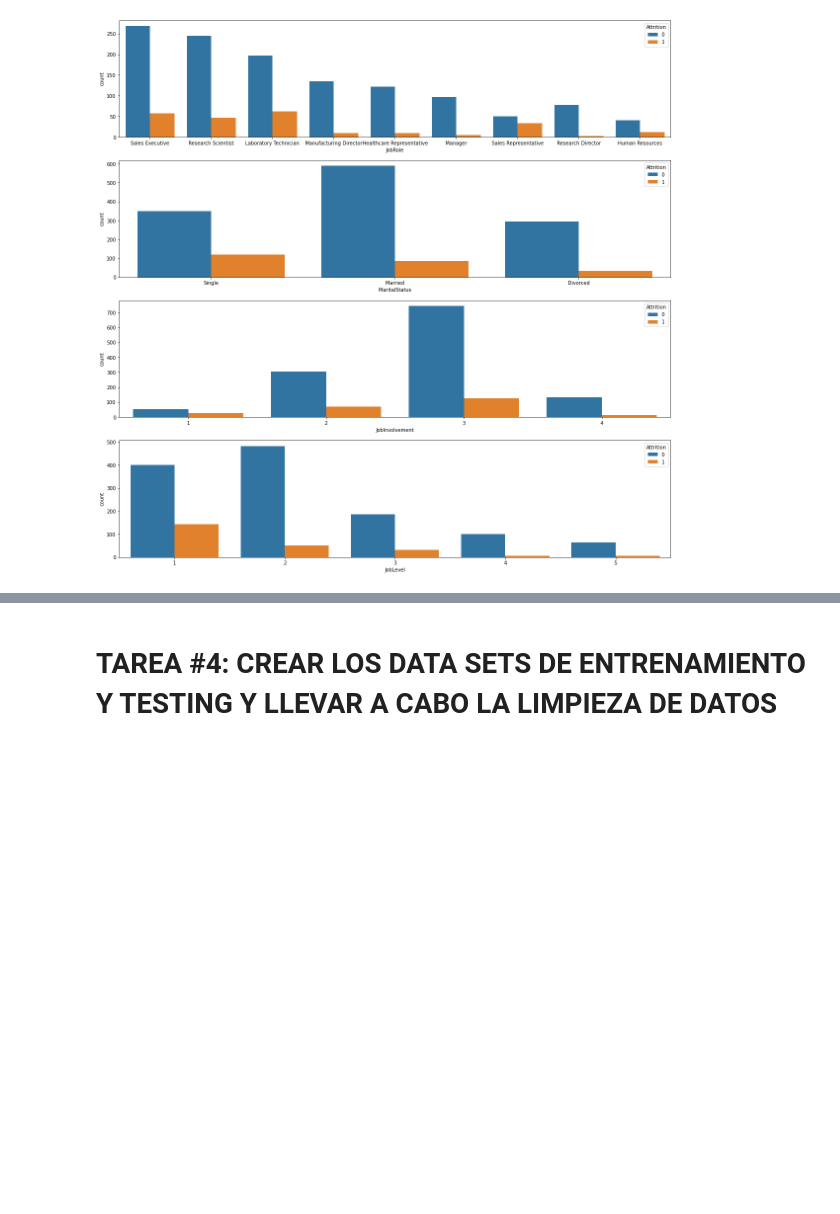
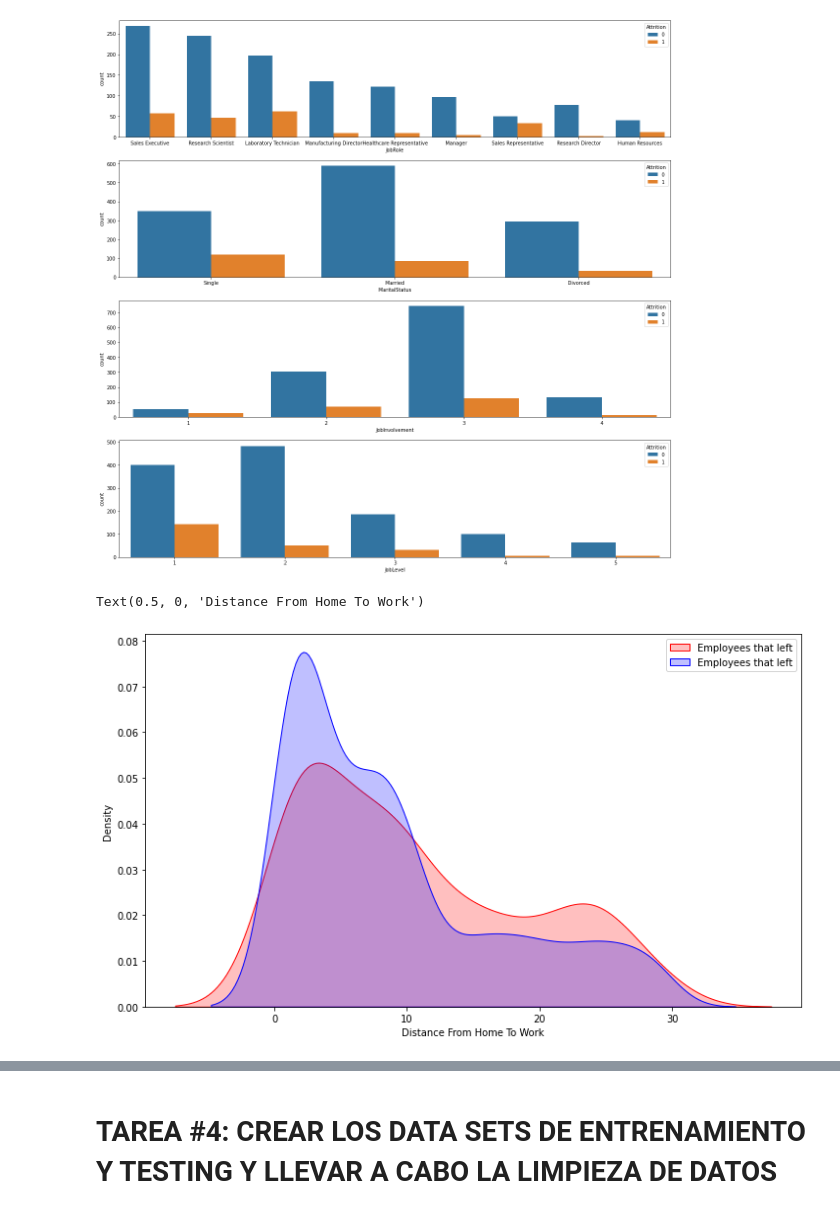
Before and after one commit to MartinSantaGitHub/ds4b, a Jupyter notebook: 1. Human Resources Data/Esqueleto_Departamento_de_Recursos_Humanos.ipynb, the cells around one changed output, grey strips where cells are left out. Drawn from its saved outputs; the diff is of its cells as text; code cells hidden in the pictures; blank space fills up the shorter version.

```diff
--- a/1. Human Resources Data/Esqueleto_Departamento_de_Recursos_Humanos.ipynb
+++ b/1. Human Resources Data/Esqueleto_Departamento_de_Recursos_Humanos.ipynb
@@ -252,0 +251,11 @@ plt.figure(figsize=(12,7))
+# %%
+plt.figure(figsize=(12,7))
+
+sns.kdeplot(left_df['DistanceFromHome'], label = 'Employees that left', shade = True, color = 'r')
+sns.kdeplot(stayed_df['DistanceFromHome'], label = 'Employees that stayed', shade = True, color = 'b')
+
+plt.legend()
+plt.xlabel('Distance From Home To Work')
+# %% [output]
+Text(0.5, 0, 'Distance From Home To Work')
+[figure, added]
```
Also changed, not shown: parts of 47 cells of this notebook.
